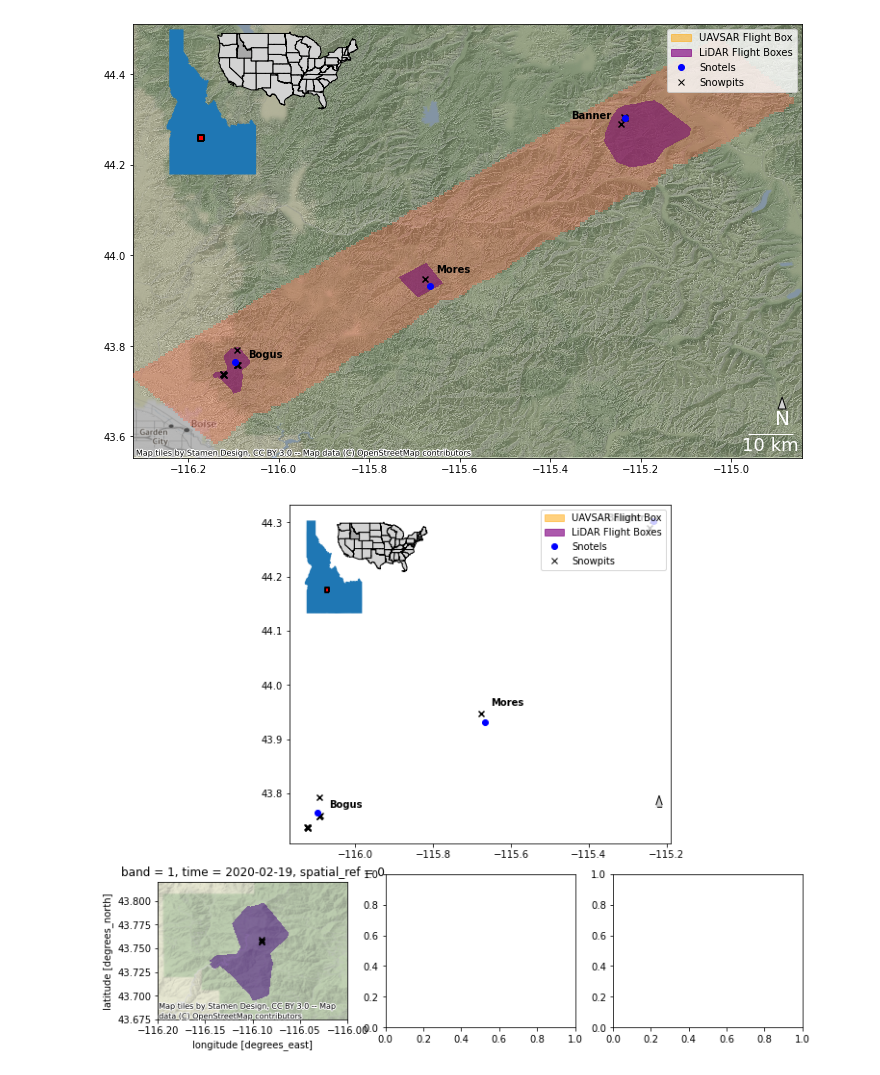
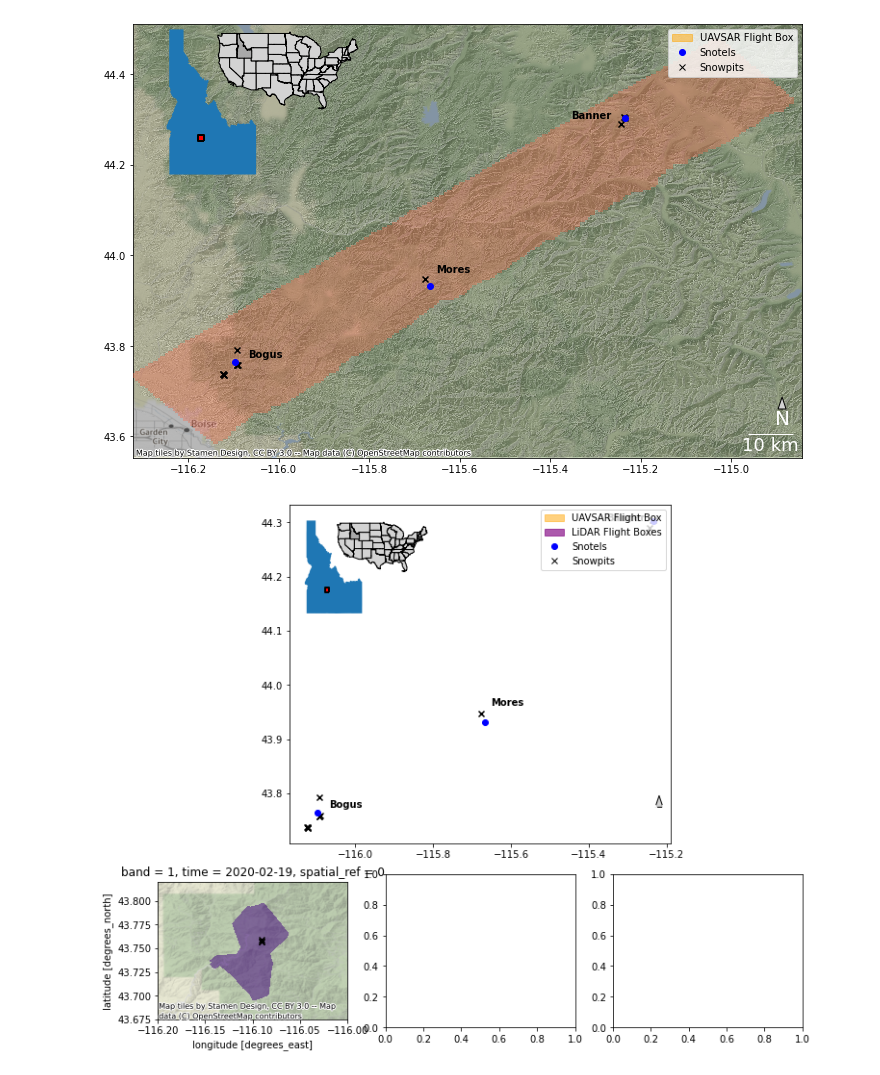
Before and after one commit to ZachHoppinen/uavsar-validation, a Jupyter notebook: src/figures/study_area_map.ipynb, the cells around one changed output. Drawn from its saved outputs; the diff is of its cells as text; code cells hidden in the pictures.

```diff
--- a/src/figures/study_area_map.ipynb
+++ b/src/figures/study_area_map.ipynb
@@ -16,7 +16,7 @@ import matplotlib.font_manager as fm
 import matplotlib.patches as mpatches
 import matplotlib.lines as mlines
 # %%
-ds = xr.open_dataset('/bsuhome/zacharykeskinen/scratch/data/uavsar/ncs/052_2021-02-03_2021-02-10.nc')
+ds = xr.open_dataset('/bsuhome/zacharykeskinen/scratch/data/uavsar/ncs/old/052_2021-02-03_2021-02-10.nc')
 ds = ds['cor'].sel(band = 'VV').coarsen(x = 100, boundary = 'pad').mean().coarsen(y = 100, boundary = 'pad').mean()
 
 geom = ds.rio.bounds()
@@ -73,8 +73,8 @@ insitu.loc[insitu.datasource == 'SnowEx'].drop_duplicates('site_name').plot(ax =
 
 insitu.loc[(insitu.site_name != 'jackson') & (insitu.datasource == 'NRCS')].drop_duplicates('site_name').plot(ax = ax, zorder = 4, color = 'blue', marker = 'o', label = 'Snotels')
 
-for lidar in lidars:
-    lidar.where(lidar.isnull(), 1).plot(ax = ax, add_colorbar = False, cmap = 'Purples', zorder = 3, alpha = 0.75, vmin = 0, vmax = 1)
+# for lidar in lidars:
+    # lidar.where(lidar.isnull(), 1).plot(ax = ax, add_colorbar = False, cmap = 'Purples', zorder = 3, alpha = 0.75, vmin = 0, vmax = 1)
 
 # plot uavsar bounding box
 ds.where(ds.isnull(), 1).plot(alpha = 0.35, cmap = 'Reds', add_colorbar = False, ax = ax, zorder = 3)
@@ -95,37 +95,37 @@ ax.annotate('N', xy=(x, y), xytext=(x, y-arrow_length),
 
 # scale bar
 fontprops = fm.FontProperties(size=18)
 scalebar = AnchoredSizeBar(ax.transData,
                            0.1, '10 km', 'lower right',
                            pad=0.1,
                            color='white',
                            frameon=False,
                            size_vertical=0.001,
                            fontproperties=fontprops)
 ax.add_artist(scalebar)
 
 # legend
 uavsar_lg = mpatches.Patch(color='orange', alpha = 0.5, label='UAVSAR Flight Box')
-lidar_lg = mpatches.Patch(color='purple', alpha = 0.65, label='LiDAR Flight Boxes')
+# lidar_lg = mpatches.Patch(color='purple', alpha = 0.65, label='LiDAR Flight Boxes')
 snotel_lg = mlines.Line2D([], [], color='blue', marker='o', linestyle='None', label='Snotels')
 snowpit_lg = mlines.Line2D([], [], color='black', marker='x', linestyle='None', label='Snowpits')
 
-ax.legend(handles=[uavsar_lg, lidar_lg, snotel_lg, snowpit_lg], loc = 'upper right')
+ax.legend(handles=[uavsar_lg, snotel_lg, snowpit_lg], loc = 'upper right')
 
 # site names
 for i, r in insitu.loc[(insitu.site_name != 'jackson') & (insitu.datasource == 'NRCS')].drop_duplicates('site_name').iterrows():
     bx, by = (0.03, 0.01)
     if r.site_name == 'mores':
         bx, by = (0.0145, 0.03)
     if r.site_name == 'banner':
         bx, by = (-0.12, 0)
     ax.text(x = r.lon + bx, y = r.lat + by, s = r.site_name.capitalize(), weight='bold')
 
 ax.set_title('')
 
-plt.savefig('/bsuhome/zacharykeskinen/uavsar-validation/figures/study_area/study_area_map_v1.png')
+plt.savefig('/bsuhome/zacharykeskinen/uavsar-validation/figures/study_area/study_area_map_v2.png')
 # %% [output]
-[figure, old version]
+[figure, new version]
 # %%
 from matplotlib.gridspec import GridSpec
 
```
Also changed, not shown: 14 other files.
